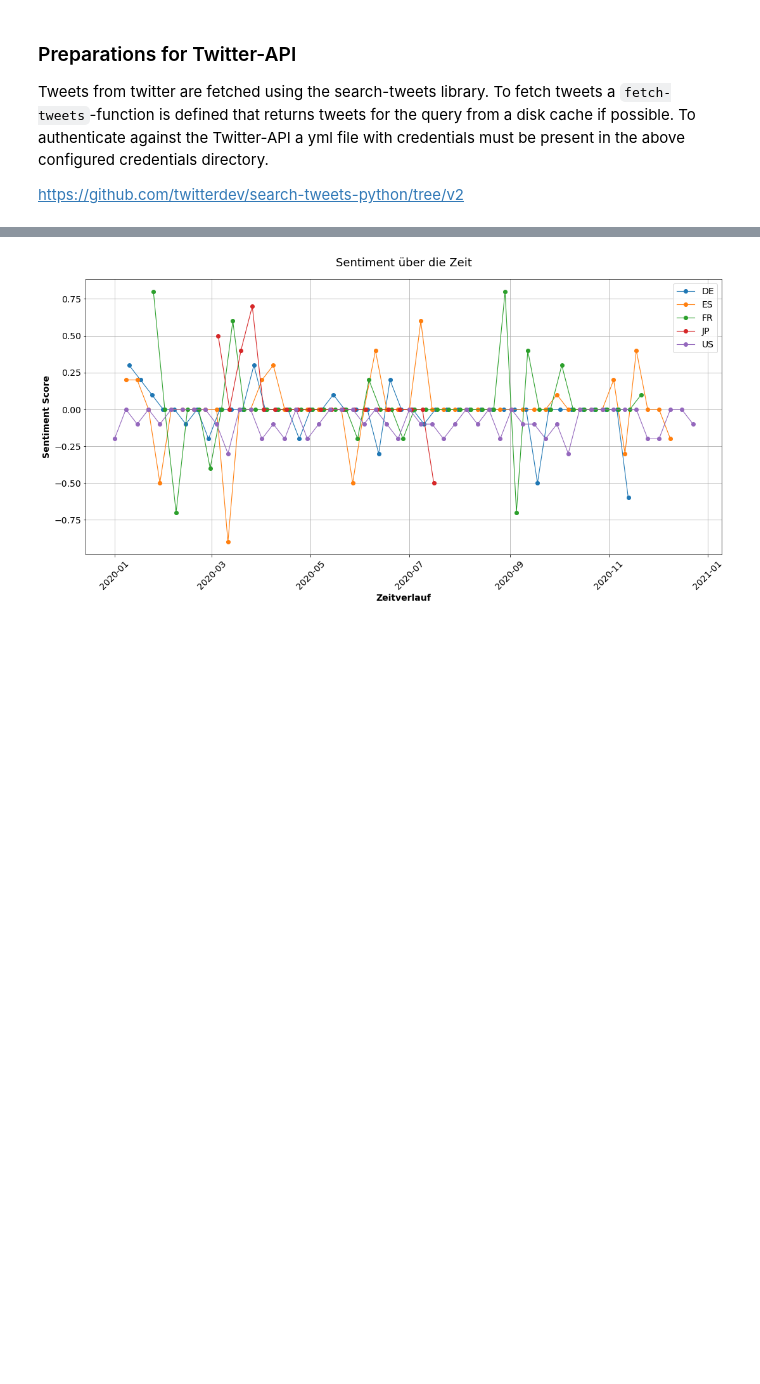
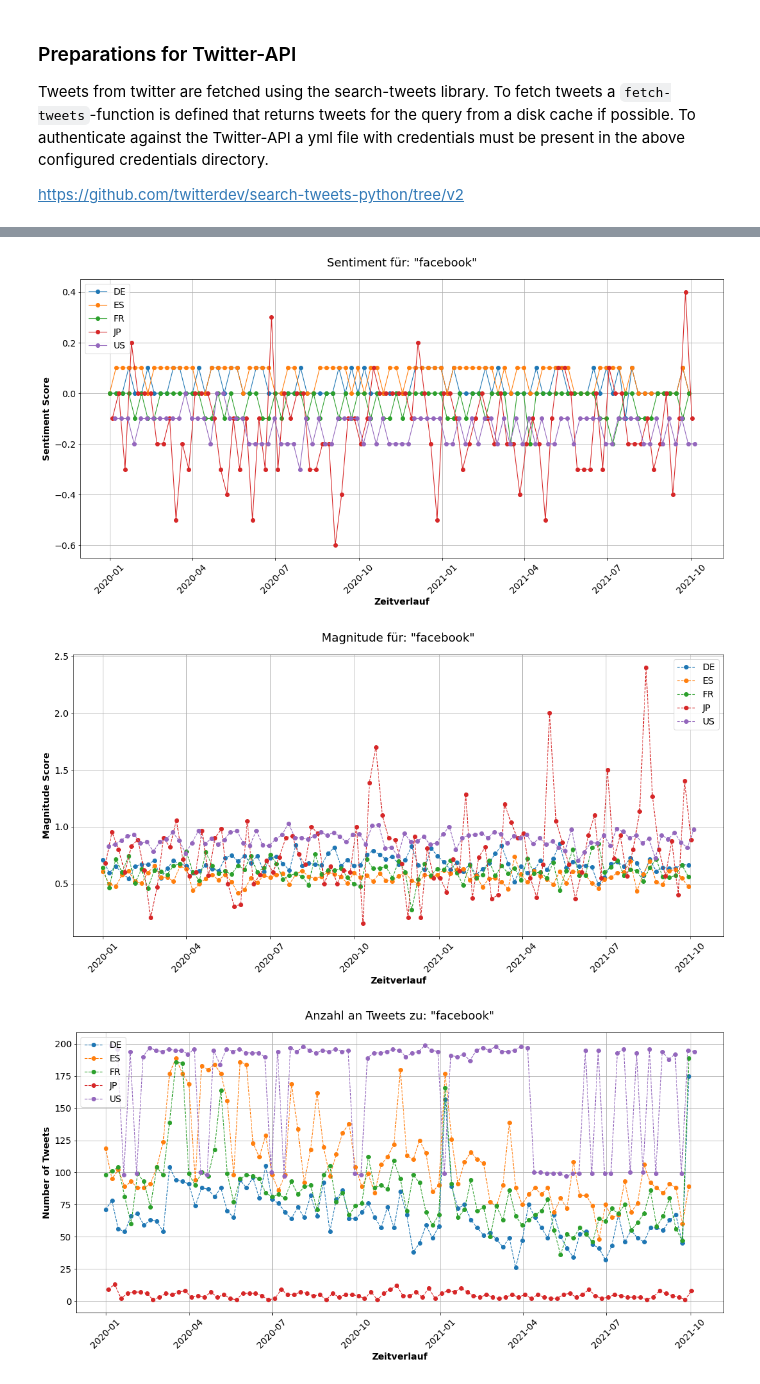
Before and after one commit to lukasleist/tud-is-sentiment, a Jupyter notebook: tool.ipynb, the cells around one changed output, grey strips where cells are left out. Cells and saved outputs as stored; diff of their text form; code cells hidden in the pictures; blank space fills up the shorter version.

```diff
--- a/tool.ipynb
+++ b/tool.ipynb
@@ -161,7 +185,8 @@ def fetch_tweets(search_term, start_time=start_time, end_time=start_time + timed
             raise FileNotFoundError()
         df = pd.read_pickle(cache_path)
 
-    except FileNotFoundError:
+    except (FileNotFoundError, AttributeError):
+        time.sleep(0.5) # wait a bit to prevent constant 429 http error codes (too many requests)
         tweet_fields = [
             'id',
             'created_at',
@@ -300,39 +425,51 @@ sentiment_df.head()
 # %%
+sentiment_df.rename(columns={'id': 'number_of_tweets'}, inplace=True)
+
+os.makedirs('./results', exist_ok=True)
+sentiment_df.to_csv('./results/{}.csv'.format(search_term), sep=';')
+
 # Adjust figure appearance and scale
 font = {
     'family': 'sans-serif',
     'weight': 'normal',
     'size': 14
 }
 plt.rc("font", **font)
 plt.rc("lines", linewidth=1.1)
 
 y_label_params = {
     'fontfamily': "sans-serif",
     'weight': "bold",
     'fontsize': font['size']
 }
 
-fig, ax = plt.subplots(figsize=(18, 8))
+for plotted_value in ['sentiment', 'magnitude', 'number_of_tweets']:
+    fig, ax = plt.subplots(figsize=(18, 8))
 
-groups = sentiment_df.index.levels[0]
-for group in groups:
-    if plotted_value == 'sentiment':
-        ax.plot(sentiment_df.loc[(group)].score, 'o-', label=group)
-        ax.set_ylabel("Sentiment Score", **y_label_params)
-    elif plotted_value == 'magnitude':
-        ax.plot(sentiment_df.loc[(group)].magnitude / sentiment_df.loc[(group)].id, 'o--', label=group)
-        ax.set_ylabel("Magnitude Score", **y_label_params)
-    else:
-        ax.plot(sentiment_df.loc[(group)].id, 'o--', label=group)
-        ax.set_ylabel("Number of Tweets", **y_label_params)
+    groups = sentiment_df.index.levels[0]
 
-ax.set_xlabel("Zeitverlauf", fontfamily="sans-serif",
-              weight="bold", fontsize=font['size'])
-ax.grid()
-ax.legend(loc='best')
-plt.title("Sentiment über die Zeit", fontfamily="sans-serif", fontsize=18, pad=20)
-plt.xticks(rotation=45)
-plt.show()
+    for group in groups:
+        if plotted_value == 'sentiment':
+            ax.plot(sentiment_df.loc[(group)].score, 'o-', label=group)
+            ax.set_ylabel("Sentiment Score", **y_label_params)
+            plt.title('Sentiment für: "{}"'.format(search_term), fontfamily="sans-serif", fontsize=18, pad=20)
+        elif plotted_value == 'magnitude':
+            ax.plot(sentiment_df.loc[(group)].magnitude / sentiment_df.loc[(group)].number_of_tweets, 'o--', label=group)
+            ax.set_ylabel("Magnitude Score", **y_label_params)
+            plt.title('Magnitude für: "{}"'.format(search_term), fontfamily="sans-serif", fontsize=18, pad=20)
+        else:
+            ax.plot(sentiment_df.loc[(group)].number_of_tweets, 'o--', label=group)
+            ax.set_ylabel("Number of Tweets", **y_label_params)
+            plt.title('Anzahl an Tweets zu: "{}"'.format(search_term), fontfamily="sans-serif", fontsize=18, pad=20)
+
+    ax.set_xlabel("Zeitverlauf", fontfamily="sans-serif",
+                weight="bold", fontsize=font['size'])
+    ax.grid()
+    ax.legend(loc='best')
+    plt.xticks(rotation=45)
+    #plt.show()
+    plt.savefig('./results/{}_{}.png'.format(search_term, plotted_value), bbox_inches='tight')
 # %% [output]
-[figure, old version]
+[figure, new version]
+[figure, added]
+[figure, added]
```
Also changed, not shown: parts of 6 cells of this notebook, 4 other files.
